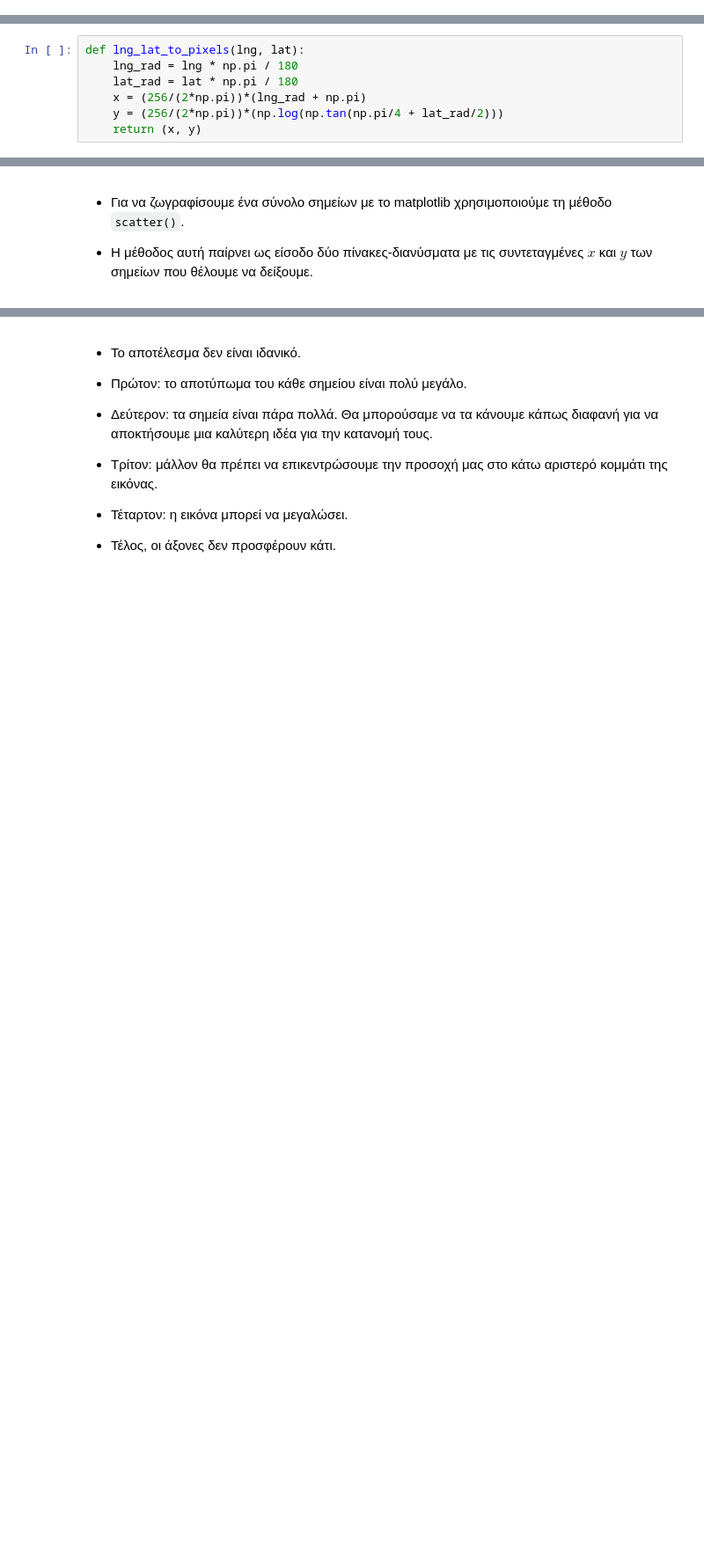
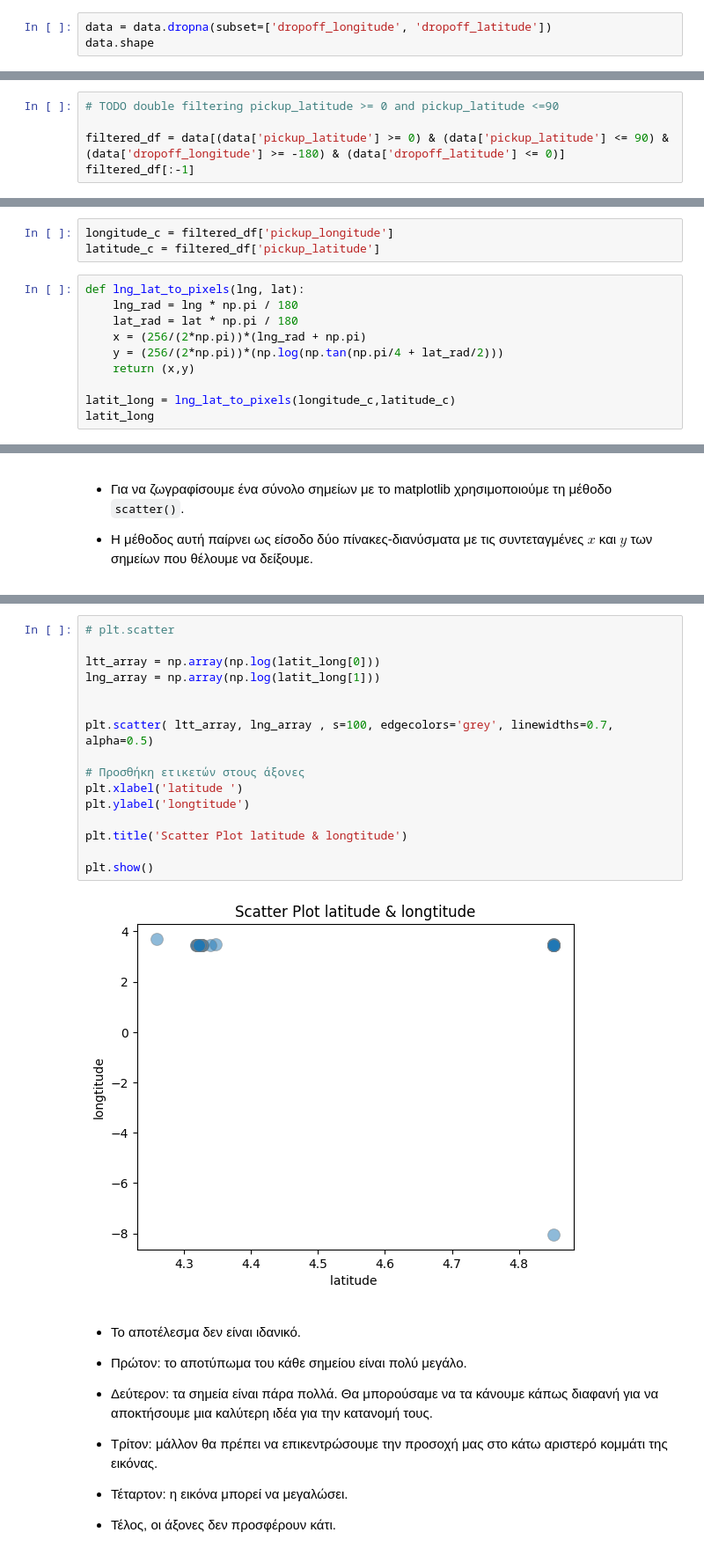
Before and after one commit to Xristos04/Data-Science-Tutorials, a Jupyter notebook: where_are_the_taxis_in_nyc.ipynb, the cells around one changed output, grey strips where cells are left out. Shown: that part at 88% size. Drawn from its saved outputs; the diff is of its cells as text; blank space fills up the shorter version.

```diff
--- a/where_are_the_taxis_in_nyc.ipynb
+++ b/where_are_the_taxis_in_nyc.ipynb
@@ -38,0 +86,3 @@ import matplotlib.pyplot as plt
+# %%
+data = data.dropna(subset=['dropoff_longitude', 'dropoff_latitude'])
+data.shape
@@ -95,0 +164,5 @@ import matplotlib.pyplot as plt
+# %%
+# TODO double filtering pickup_latitude >= 0 and pickup_latitude <=90
+
+filtered_df = data[(data['pickup_latitude'] >= 0) & (data['pickup_latitude'] <= 90) & (data['dropoff_longitude'] >= -180) & (data['dropoff_latitude'] <= 0)]
+filtered_df[:-1]
@@ -100,7 +185,13 @@ import matplotlib.pyplot as plt
+# %%
+longitude_c = filtered_df['pickup_longitude']
+latitude_c = filtered_df['pickup_latitude']
 # %%
 def lng_lat_to_pixels(lng, lat):
     lng_rad = lng * np.pi / 180
     lat_rad = lat * np.pi / 180
     x = (256/(2*np.pi))*(lng_rad + np.pi)
     y = (256/(2*np.pi))*(np.log(np.tan(np.pi/4 + lat_rad/2)))
-    return (x, y)
+    return (x,y)
+
+latit_long = lng_lat_to_pixels(longitude_c,latitude_c)
+latit_long
@@ -121,3 +248,21 @@ def lng_lat_to_pixels(lng, lat):
+# %%
+# plt.scatter
+
+ltt_array = np.array(np.log(latit_long[0]))
+lng_array = np.array(np.log(latit_long[1]))
+
+
+plt.scatter( ltt_array, lng_array , s=100, edgecolors='grey', linewidths=0.7, alpha=0.5)
+
+# Προσθήκη ετικετών στους άξονες
+plt.xlabel('latitude ')
+plt.ylabel('longtitude')
+
+plt.title('Scatter Plot latitude & longtitude')
+
+plt.show()
+# %% [output]
+[figure, added]
 # %% [markdown]
 * Το αποτέλεσμα δεν είναι ιδανικό.
 
```
Also changed, not shown: parts of 24 cells of this notebook, 3 other files.
